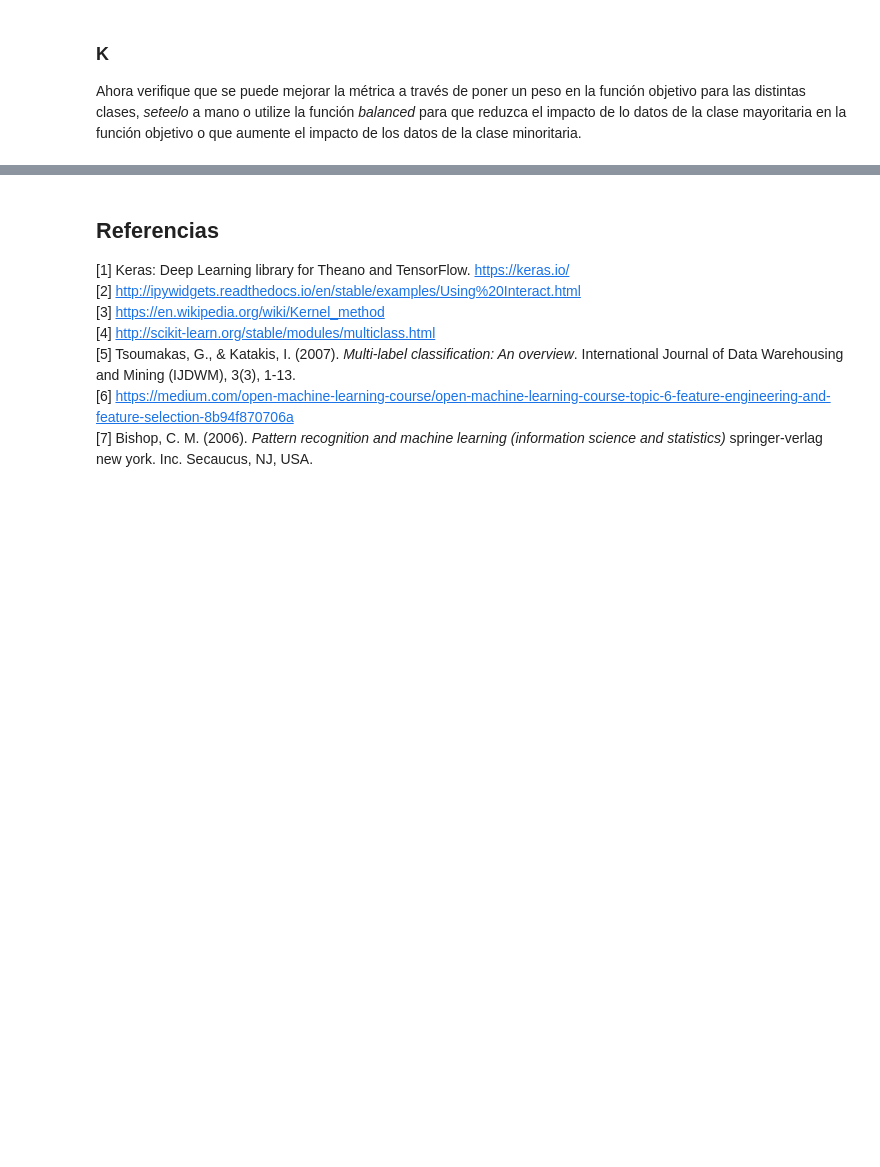
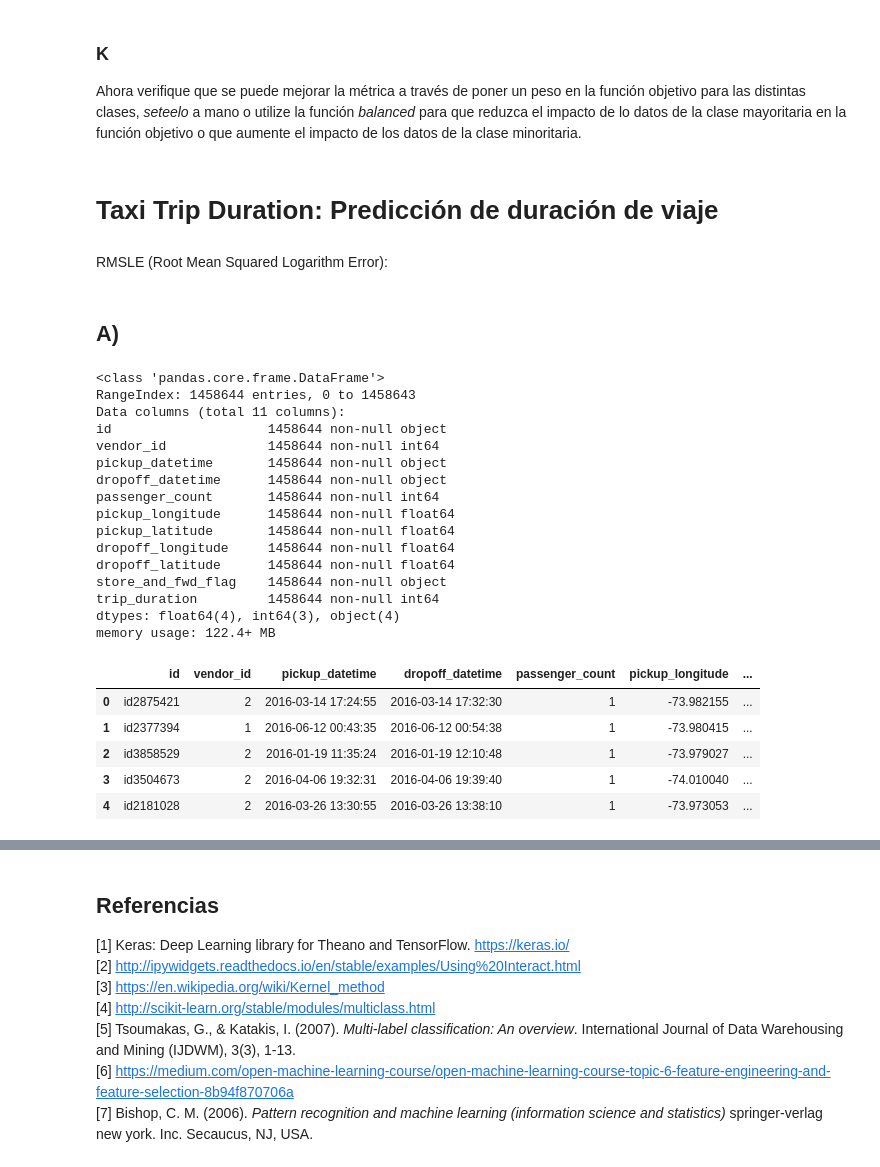
Before and after one commit to JaimeZamoranoUSM/MachineLearning, a Jupyter notebook: Tarea_2-Tapia-Zamorano.ipynb, the cells around one changed output, grey strips where cells are left out. Cells and saved outputs as stored; diff of their text form; code cells hidden in the pictures; blank space fills up the shorter version.

```diff
--- a/Tarea_2-Tapia-Zamorano.ipynb
+++ b/Tarea_2-Tapia-Zamorano.ipynb
@@ -277,3 +279,7 @@ Test Accuracy:  0.5647058823529412
 # %% [markdown]
 ### K
 Ahora verifique que se puede mejorar la métrica a través de poner un peso en la función objetivo para las distintas clases, *seteelo* a mano o utilize la función *balanced* para que reduzca el impacto de lo datos de la clase mayoritaria en la función objetivo o que aumente el impacto de los datos de la clase minoritaria.
+# %% [markdown]
+# Taxi Trip Duration: Predicción de duración de viaje
+# %% [markdown]
+RMSLE (Root Mean Squared Logarithm Error):
@@ -279,0 +295,31 @@ Ahora verifique que se puede mejorar la métrica a través de poner un peso en l
+# %% [markdown]
+## A)
+# %%
+import pandas as pd
+df = pd.read_csv("train.csv")
+df.info()
+df.head()
+#output = df['trip_duration'].values
+# %% [output]
+<class 'pandas.core.frame.DataFrame'>
+RangeIndex: 1458644 entries, 0 to 1458643
+Data columns (total 11 columns):
+id                    1458644 non-null object
+vendor_id             1458644 non-null int64
+pickup_datetime       1458644 non-null object
+dropoff_datetime      1458644 non-null object
+passenger_count       1458644 non-null int64
+pickup_longitude      1458644 non-null float64
+pickup_latitude       1458644 non-null float64
+dropoff_longitude     1458644 non-null float64
+dropoff_latitude      1458644 non-null float64
+store_and_fwd_flag    1458644 non-null object
+trip_duration         1458644 non-null int64
+dtypes: float64(4), int64(3), object(4)
+memory usage: 122.4+ MB
+|  | id | vendor_id | pickup_datetime | dropoff_datetime | passenger_count | pickup_longitude | ... |
+| 0 | id2875421 | 2 | 2016-03-14 17:24:55 | 2016-03-14 17:32:30 | 1 | -73.982155 | ... |
+| 1 | id2377394 | 1 | 2016-06-12 00:43:35 | 2016-06-12 00:54:38 | 1 | -73.980415 | ... |
+| 2 | id3858529 | 2 | 2016-01-19 11:35:24 | 2016-01-19 12:10:48 | 1 | -73.979027 | ... |
+| 3 | id3504673 | 2 | 2016-04-06 19:32:31 | 2016-04-06 19:39:40 | 1 | -74.010040 | ... |
+| 4 | id2181028 | 2 | 2016-03-26 13:30:55 | 2016-03-26 13:38:10 | 1 | -73.973053 | ... |
```
Also changed, not shown: parts of 22 cells of this notebook.
